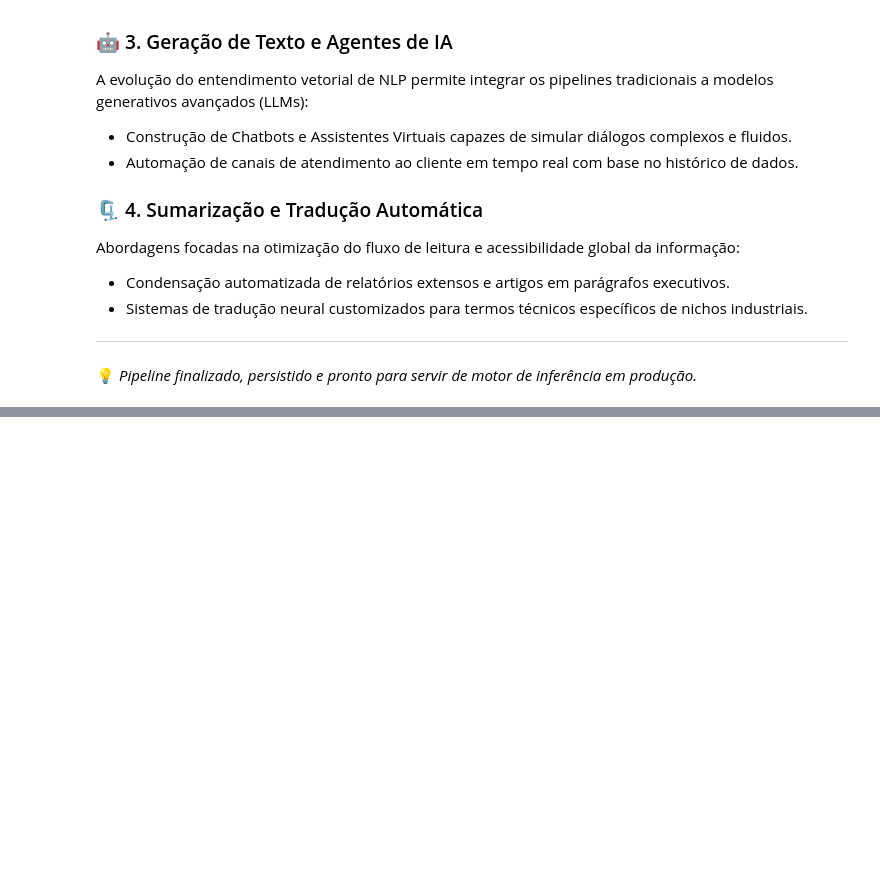
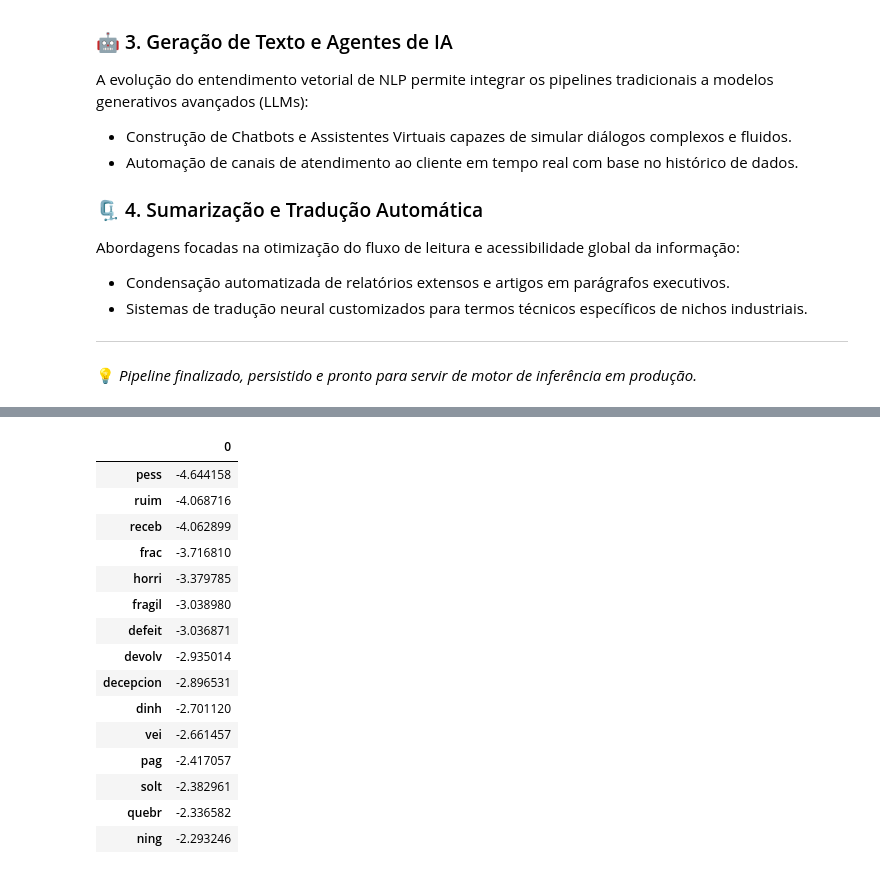
Before and after one commit to Vagnerkrg/nlp-analise-sentimentos-projetos, a Jupyter notebook: analise_sentimentos.ipynb, the cells around one changed output, grey strips where cells are left out. Saved outputs shown, nothing was run; the diff lists cells and outputs as text; code cells hidden in the pictures; blank space fills up the shorter version.

Commit message:
feat: implementar nlargest e nsmallest para geracao de insights de negocio

```diff
--- a/analise_sentimentos.ipynb
+++ b/analise_sentimentos.ipynb
@@ -827,0 +848,20 @@ Abordagens focadas na otimização do fluxo de leitura e acessibilidade global d
+# %%
+# Lista as 15 palavras/bigramas com menores coeficientes (mais negativos)
+pesos.nsmallest(15, 0)
+# %% [output]
+|  | 0 |
+| pess | -4.644158 |
+| ruim | -4.068716 |
+| receb | -4.062899 |
+| frac | -3.716810 |
+| horri | -3.379785 |
+| fragil | -3.038980 |
+| defeit | -3.036871 |
+| devolv | -2.935014 |
+| decepcion | -2.896531 |
+| dinh | -2.701120 |
+| vei | -2.661457 |
+| pag | -2.417057 |
+| solt | -2.382961 |
+| quebr | -2.336582 |
+| ning | -2.293246 |
```
Also changed, not shown: parts of 1 cell of this notebook.
